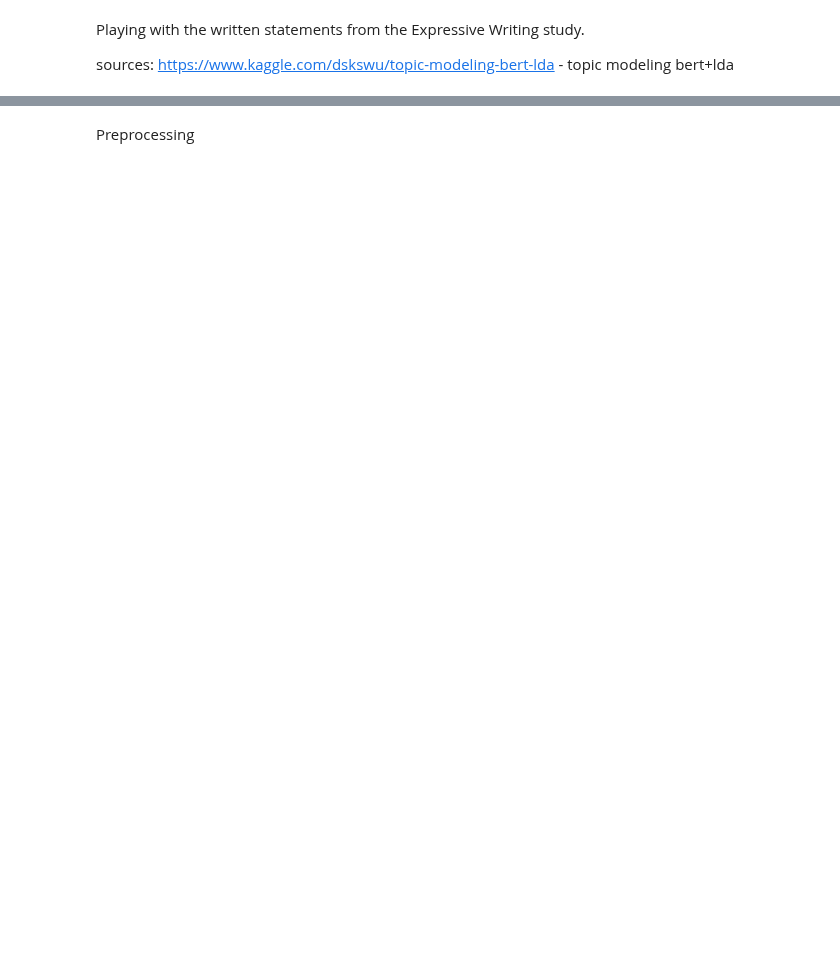
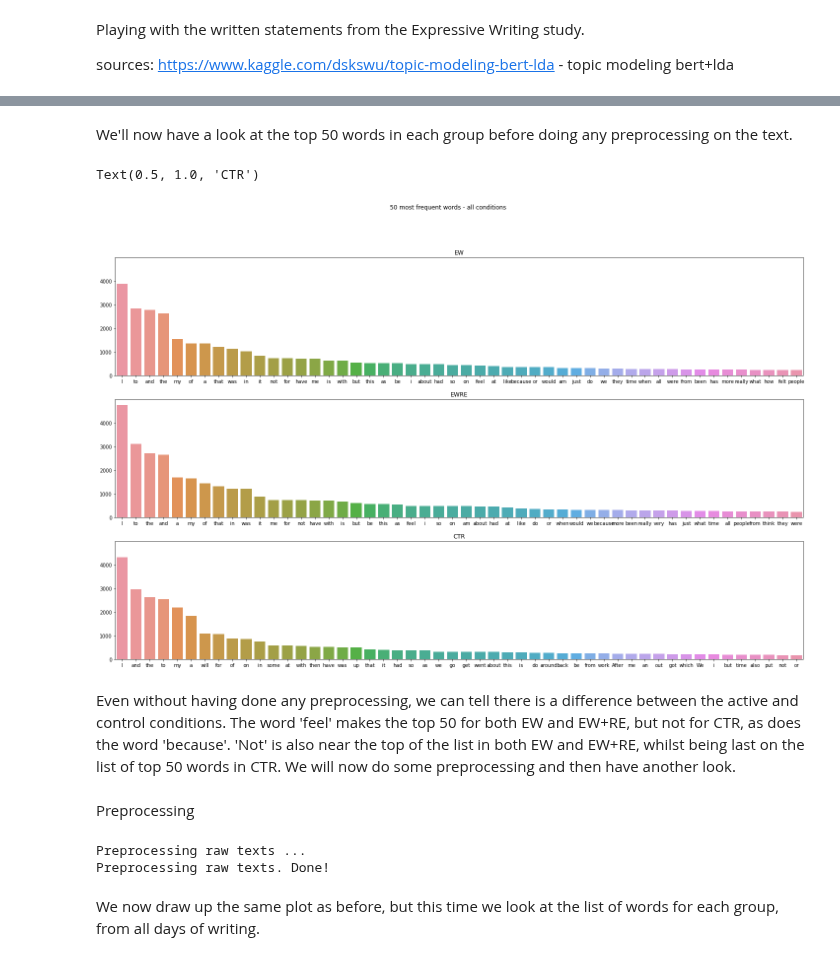
Before and after one commit to lucia-lux/EW_analysis, a Jupyter notebook: ew_nlp_writing.ipynb, the cells around one changed output, grey strips where cells are left out. Cells and saved outputs as stored; diff of their text form; code cells hidden in the pictures; blank space fills up the shorter version.

```diff
--- a/ew_nlp_writing.ipynb
+++ b/ew_nlp_writing.ipynb
@@ -86,3 +117,29 @@ all_dat_df = pd.read_csv(os.path.join(infiledir, 'all_dat_df.csv'))
+# %% [markdown]
+We'll now have a look at the top 50 words in each group before doing any preprocessing on the text.
+# %%
+ew_words = writing_df.loc[writing_df.Group == 'EW','writing'].str.split(expand=True).unstack().value_counts()
+ewre_words = writing_df.loc[writing_df.Group == 'EWRE','writing'].str.split(expand=True).unstack().value_counts()
+ctr_words = writing_df.loc[writing_df.Group == 'CTR', 'writing'].str.split(expand = True).unstack().value_counts()
+
+fig, axes = plt.subplots(3, 1, figsize=(25,15), sharey=True)
+fig.suptitle('50 most frequent words - all conditions')
+
+# EW
+sns.barplot(ax=axes[0], x=ew_words.index[:50], y=ew_words[:50])
+axes[0].set_title('EW')
+
+# EWRE
+sns.barplot(ax=axes[1], x=ewre_words.index[:50], y=ewre_words[:50])
+axes[1].set_title('EWRE')
+
+# CTR
+sns.barplot(ax=axes[2], x=ctr_words.index[:50], y=ctr_words[:50])
+axes[2].set_title('CTR')
+# %% [output]
+Text(0.5, 1.0, 'CTR')
+[figure, added]
+# %% [markdown]
+Even without having done any preprocessing, we can tell there is a difference between the active and control conditions. The word 'feel' makes the top 50 for both EW and EW+RE, but not for CTR, as does the word 'because'. 'Not' is also near the top of the list in both EW and EW+RE, whilst being last on the list of top 50 words in CTR. We will now do some preprocessing and then have another look.
 # %% [markdown]
 Preprocessing
 # %%
@@ -208,0 +284,7 @@ def preprocess_word(s):
+# %%
+sentences, token_lists = preprocess(writing_df.writing)
+# %% [output]
+Preprocessing raw texts ...
+Preprocessing raw texts. Done!
+# %% [markdown]
+We now draw up the same plot as before, but this time we look at the list of words for each group, from all days of writing.
```
Also changed, not shown: parts of 17 cells of this notebook.
